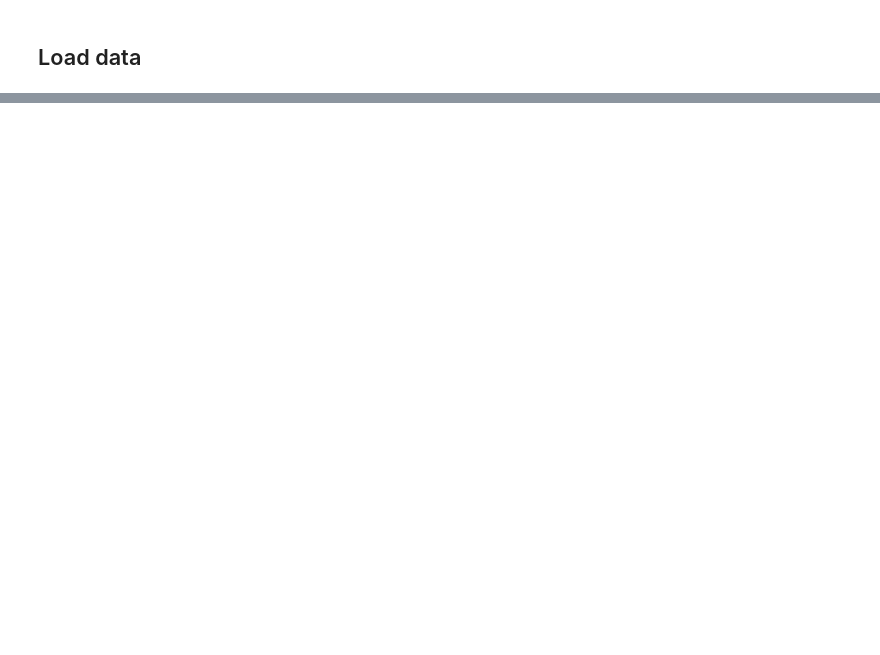
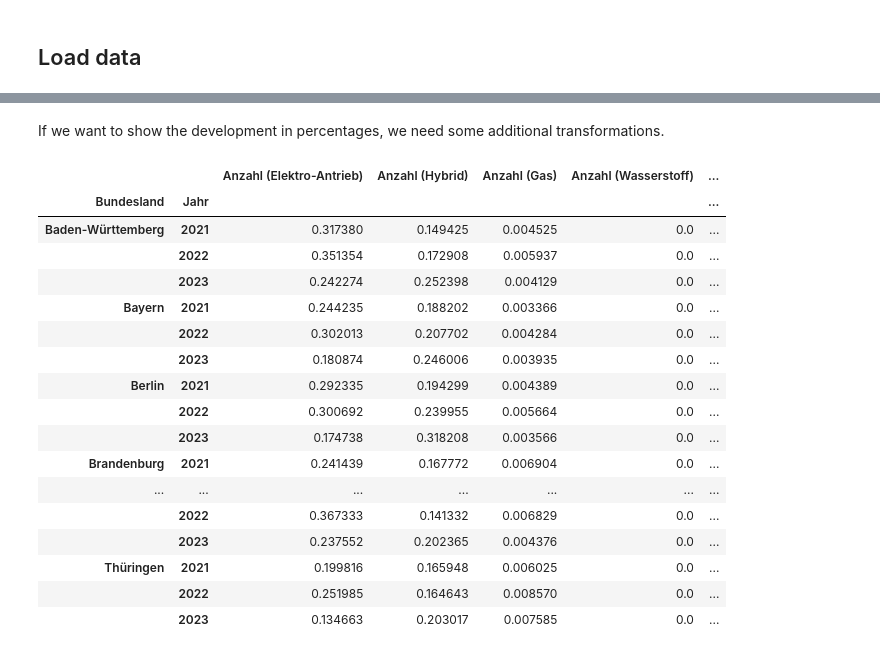
Before and after one commit to prebbe/2023-amse, a Jupyter notebook: exploration.ipynb, the cells around one changed output, grey strips where cells are left out. Cells and saved outputs as stored; diff of their text form; code cells hidden in the pictures; blank space fills up the shorter version.

```diff
--- a/exploration.ipynb
+++ b/exploration.ipynb
@@ -72,0 +171,33 @@ array(['neu', None], dtype=object)
+# %% [markdown]
+If we want to show the development in percentages, we need some additional transformations.
+# %%
+fs_statistics_percentages = fs_statistics.copy()
+
+fs_statistics_percentages['Anzahl (Elektro-Antrieb)'] = fs_statistics_percentages['Anzahl (Elektro-Antrieb)'] / fs_statistics_percentages['Anzahl (gesamt)']
+fs_statistics_percentages['Anzahl (Hybrid)'] = fs_statistics_percentages['Anzahl (Hybrid)'] / fs_statistics_percentages['Anzahl (gesamt)']
+fs_statistics_percentages['Anzahl (Gas)'] = fs_statistics_percentages['Anzahl (Gas)'] / fs_statistics_percentages['Anzahl (gesamt)']
+fs_statistics_percentages['Anzahl (Wasserstoff)'] = fs_statistics_percentages['Anzahl (Wasserstoff)'] / fs_statistics_percentages['Anzahl (gesamt)']
+fs_statistics_percentages['Anzahl (traditioneller Antrieb)'] = fs_statistics_percentages['Anzahl (traditioneller Antrieb)'] / fs_statistics_percentages['Anzahl (gesamt)']
+
+fs_statistics_percentages.drop(['Anzahl (gesamt)', 'Anzahl (alternativer Antrieb)'], axis=1, inplace=True)
+
+display(fs_statistics_percentages)
+# %% [output]
+|  |  | Anzahl (Elektro-Antrieb) | Anzahl (Hybrid) | Anzahl (Gas) | Anzahl (Wasserstoff) | ... |
+| Bundesland | Jahr |  |  |  |  | ... |
+| Baden-Württemberg | 2021 | 0.317380 | 0.149425 | 0.004525 | 0.0 | ... |
+|  | 2022 | 0.351354 | 0.172908 | 0.005937 | 0.0 | ... |
+|  | 2023 | 0.242274 | 0.252398 | 0.004129 | 0.0 | ... |
+| Bayern | 2021 | 0.244235 | 0.188202 | 0.003366 | 0.0 | ... |
+|  | 2022 | 0.302013 | 0.207702 | 0.004284 | 0.0 | ... |
+|  | 2023 | 0.180874 | 0.246006 | 0.003935 | 0.0 | ... |
+| Berlin | 2021 | 0.292335 | 0.194299 | 0.004389 | 0.0 | ... |
+|  | 2022 | 0.300692 | 0.239955 | 0.005664 | 0.0 | ... |
+|  | 2023 | 0.174738 | 0.318208 | 0.003566 | 0.0 | ... |
+| Brandenburg | 2021 | 0.241439 | 0.167772 | 0.006904 | 0.0 | ... |
+| ... | ... | ... | ... | ... | ... | ... |
+|  | 2022 | 0.367333 | 0.141332 | 0.006829 | 0.0 | ... |
+|  | 2023 | 0.237552 | 0.202365 | 0.004376 | 0.0 | ... |
+| Thüringen | 2021 | 0.199816 | 0.165948 | 0.006025 | 0.0 | ... |
+|  | 2022 | 0.251985 | 0.164643 | 0.008570 | 0.0 | ... |
+|  | 2023 | 0.134663 | 0.203017 | 0.007585 | 0.0 | ... |
```
Also changed, not shown: parts of 16 cells of this notebook, 4 other files.
